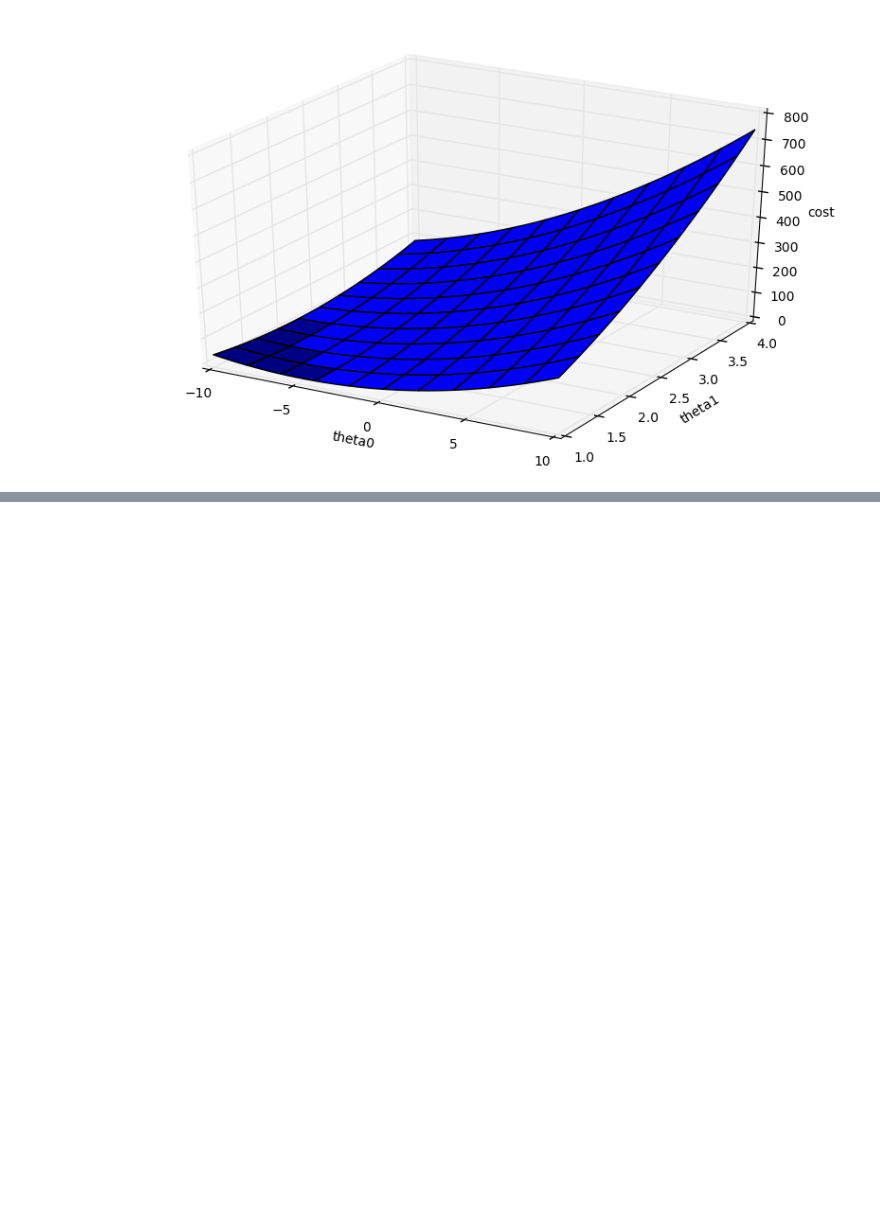
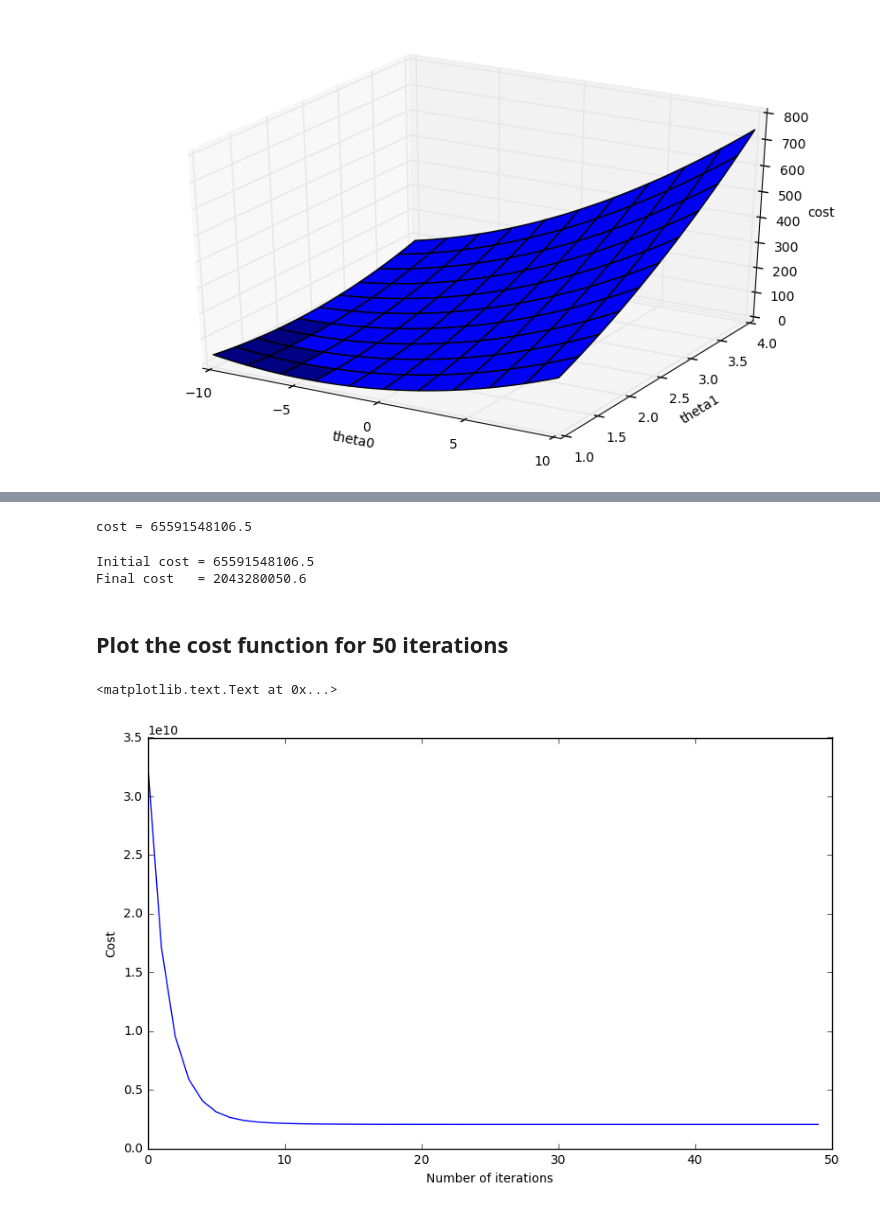
Before and after one commit to nikhilsaldanha/MLNotebooks, a Jupyter notebook: Linear Regression.ipynb, the cells around one changed output, grey strips where cells are left out. Cells and saved outputs as stored; diff of their text form; code cells hidden in the pictures; blank space fills up the shorter version.

```diff
--- a/Linear Regression.ipynb
+++ b/Linear Regression.ipynb
@@ -137,0 +251,54 @@ theta1 = [ 1.          1.03030303  1.06060606 ...,  3.93939394  3.96969697  4.
+# %%
+# Augment normX with a column of zeros to the righmost column
+augX = np.insert(normX, 0, np.ones(m), axis=1)
+
+# Create a coefficient(theta) vector which has one coeff. for each feature of the input
+# An extra coeff for the augmented column so that vector multiplication is possible
+theta = np.zeros((n+1,1))
+
+# use the cost function to compute cost
+cost = computeCost(augX, y, theta, m)
+
+print 'cost =',cost
+# %% [output]
+cost = 65591548106.5
+# %%
+# Gradient descent
+
+iterations = 400
+
+# Learning rate
+alpha = .3
+
+# to record the history of costs
+J_history = np.zeros((iterations,1))
+
+print "Initial cost =", cost
+
+# Run the gradient descent algotrithm for 1500 iterations
+for i in range(iterations):
+    hyp = np.dot(augX, theta)
+
+    deviation = hyp - y
+
+    # find the gradient
+    grad = np.dot(augX.T, deviation)/m
+
+    # find new theta according to the gradient and learning rate
+    theta = theta - (alpha*grad)
+    J_history[i][0] = computeCost(augX, y, theta, m)
+print "Final cost   =", computeCost(augX, y, theta, m)
+# %% [output]
+Initial cost = 65591548106.5
+Final cost   = 2043280050.6
+# %% [markdown]
+Plot the cost function for 50 iterations
+---
+# %%
+fig, ax = plt.subplots(figsize=(10, 6))
+plt.plot(np.arange(0,50), J_history[:50], c="blue", linestyle='-')
+ax.set_xlabel('Number of iterations')
+ax.set_ylabel('Cost')
+# %% [output]
+<matplotlib.text.Text at 0x...>
+[figure, added]
```
Also changed, not shown: parts of 10 cells of this notebook, 2 other files.
